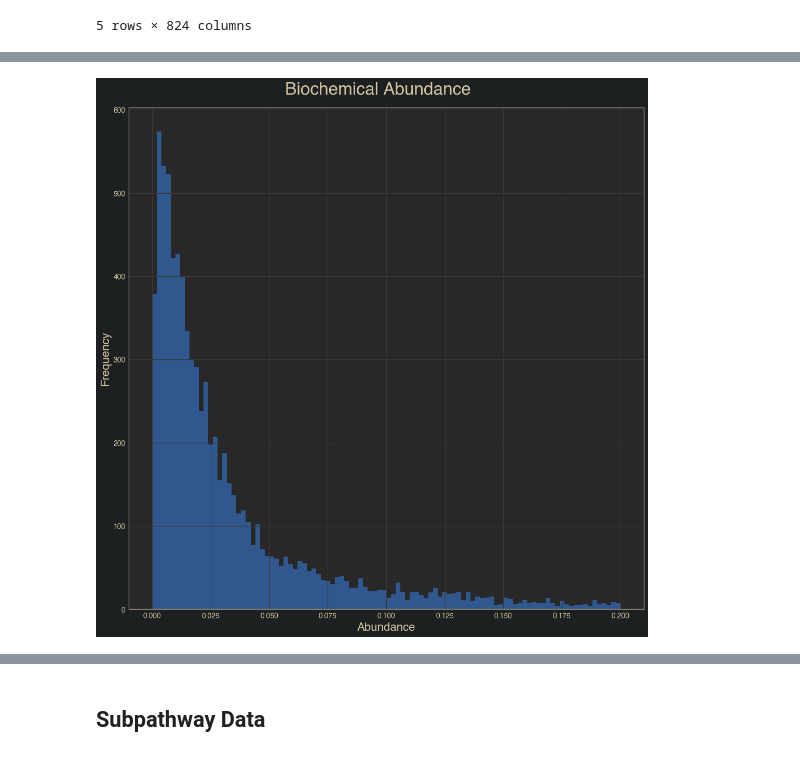
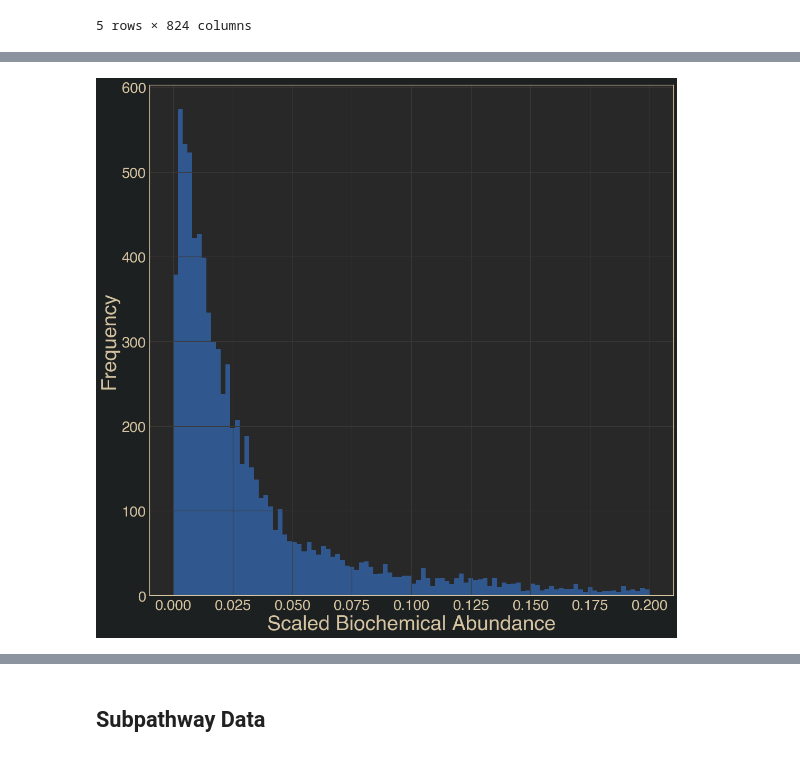
Before and after one commit to danielchang2002/FecalMetabolomics, a Jupyter notebook: notebooks/LoadCleanTransform.ipynb, the cells around one changed output, grey strips where cells are left out. Saved outputs shown, nothing was run; the diff lists cells and outputs as text; code cells hidden in the pictures.

```diff
--- a/notebooks/LoadCleanTransform.ipynb
+++ b/notebooks/LoadCleanTransform.ipynb
@@ -190,18 +188,20 @@ plt.show()
 # %%
 import seaborn as sns
 import matplotlib.pyplot as plt
 
 hist_arr = final.iloc[:, 1:].to_numpy().flatten()
 fig = plt.figure(figsize=(16, 16), dpi=80)
 ax = plt.gca()
-ax.set_xlabel('Abundance',fontsize=20)
-ax.set_ylabel('Frequency', fontsize=20)
+ax.set_xlabel('Scaled Biochemical Abundance',fontsize=35)
+ax.set_ylabel('Frequency', fontsize=35)
 plt.hist(hist_arr, bins=100, range=[0, 0.2], alpha=0.65)
-plt.figtext(.5, 0.9,'Biochemical Abundance',fontsize=30,ha='center')
+# plt.figtext(.5, 0.9,'Biochemical Abundance',fontsize=30,ha='center')
+plt.xticks(fontsize=25)
+plt.yticks(fontsize=25)
 plt.savefig('../output/hist_grey.png')
 plt.show()
 # %% [output]
-[figure, old version]
+[figure, new version]
 # %%
 final['mouseID'] = (np.arange(len(final)) // 2) + 1
 final['isMale'] =  [1, 1, 1, 1, 1, 1, 0, 0, 0, 0]
```
Also changed, not shown: parts of 1 cell of this notebook, 1 other file.
